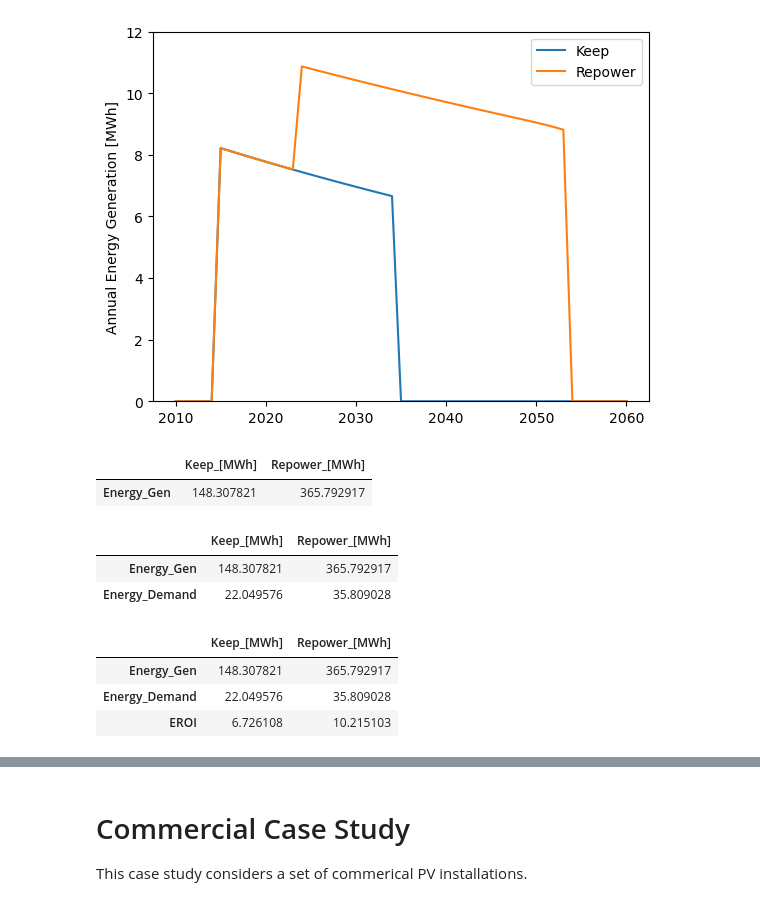
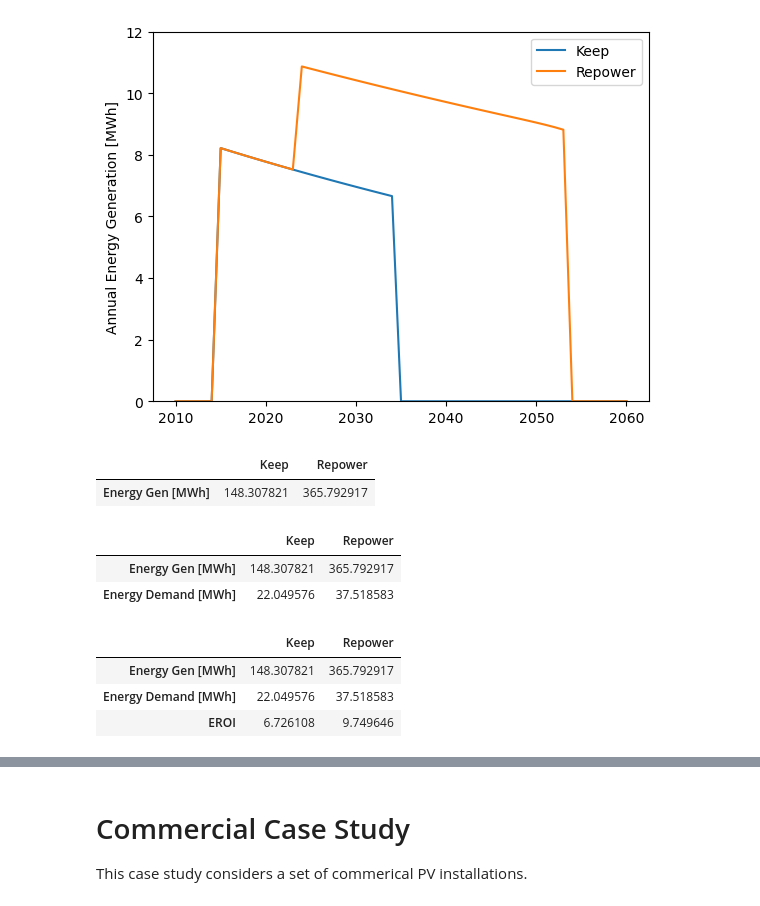
Before and after one commit to NREL/PV-DEMICE, a Jupyter notebook: docs/dev/SIPS2025-CaseStudies.ipynb, the cells around one changed output, grey strips where cells are left out. Drawn from its saved outputs; the diff is of its cells as text; code cells hidden in the pictures.

Commit message:
SIPS update - finished mass results for Resi
neat table of mass and energy results.

```diff
--- a/docs/dev/SIPS2025-CaseStudies.ipynb
+++ b/docs/dev/SIPS2025-CaseStudies.ipynb
@@ -70,7 +70,7 @@ for mat in MATERIALS:
 #Residential case study
 sim1.createScenario(name='Resi_repower', massmodulefile=moduleFile_m, energymodulefile=moduleFile_e) #create the scenario, name and mod file attach
 for mat in MATERIALS:
-    materialfile = os.path.join(baselinesfolder, 'baseline_material_mass_'+str(mat)+'.csv')
+    materialfile_m = os.path.join(baselinesfolder, 'baseline_material_mass_'+str(mat)+'.csv')
     materialfile_e = os.path.join(baselinesfolder, 'baseline_material_energy_'+str(mat)+'.csv')
     sim1.scenario['Resi_repower'].addMaterial(mat, massmatfile=materialfile_m, energymatfile=materialfile_e) # add all materials listed in MATERIALS
 # %% [markdown]
@@ -187,34 +187,34 @@ Text(0, 0.5, 'Annual Energy Generation [MWh]')
 # %%
 cumu_energy_gen = sim1_energyGen.cumsum().loc[[2060]]
 cumu_energy_gen_MWh = cumu_energy_gen/1e6
-cumu_energy_gen_MWh.columns = ['Keep_[MWh]', 'Repower_[MWh]']
-cumu_energy_gen_MWh.index=['Energy_Gen']
+cumu_energy_gen_MWh.columns = ['Keep', 'Repower']
+cumu_energy_gen_MWh.index=['Energy Gen [MWh]']
 cumu_energy_gen_MWh
 # %% [output]
-|  | Keep_[MWh] | Repower_[MWh] |
-| Energy_Gen | 148.307821 | 365.792917 |
+|  | Keep | Repower |
+| Energy Gen [MWh] | 148.307821 | 365.792917 |
 # %%
 #sum the energy demands
 energydemand_keep = sim1_energyDemands_all.filter(like='keep').sum(axis=1).sum()/1e6 #MWh
 energydemand_repower = sim1_energyDemands_all.filter(like='repower').sum(axis=1).sum()/1e6 #MWh
 # %%
 cumu_energy_MWh = cumu_energy_gen_MWh.copy()
-cumu_energy_MWh.loc['Energy_Demand','Keep_[MWh]'] = energydemand_keep
-cumu_energy_MWh.loc['Energy_Demand','Repower_[MWh]'] = energydemand_repower
+cumu_energy_MWh.loc['Energy Demand [MWh]','Keep'] = energydemand_keep
+cumu_energy_MWh.loc['Energy Demand [MWh]','Repower'] = energydemand_repower
 cumu_energy_MWh
 # %% [output]
-|  | Keep_[MWh] | Repower_[MWh] |
-| Energy_Gen | 148.307821 | 365.792917 |
-| Energy_Demand | 22.049576 | 35.809028 |
+|  | Keep | Repower |
+| Energy Gen [MWh] | 148.307821 | 365.792917 |
+| Energy Demand [MWh] | 22.049576 | 37.518583 |
 # %%
 #EROI
-cumu_energy_MWh.loc['EROI'] = cumu_energy_MWh.loc['Energy_Gen']/cumu_energy_MWh.loc['Energy_Demand']
+cumu_energy_MWh.loc['EROI'] = cumu_energy_MWh.loc['Energy Gen [MWh]']/cumu_energy_MWh.loc['Energy Demand [MWh]']
 cumu_energy_MWh
 # %% [output]
-|  | Keep_[MWh] | Repower_[MWh] |
-| Energy_Gen | 148.307821 | 365.792917 |
-| Energy_Demand | 22.049576 | 35.809028 |
-| EROI | 6.726108 | 10.215103 |
+|  | Keep | Repower |
+| Energy Gen [MWh] | 148.307821 | 365.792917 |
+| Energy Demand [MWh] | 22.049576 | 37.518583 |
+| EROI | 6.726108 | 9.749646 |
 # %%
 #material demands
 modmass_keep = sim1_yearly.loc[2015,'VirginStock_Module_SIPS_Resi_keep_[Tonnes]']
```
Also changed, not shown: parts of 4 cells of this notebook, 2 other files.
